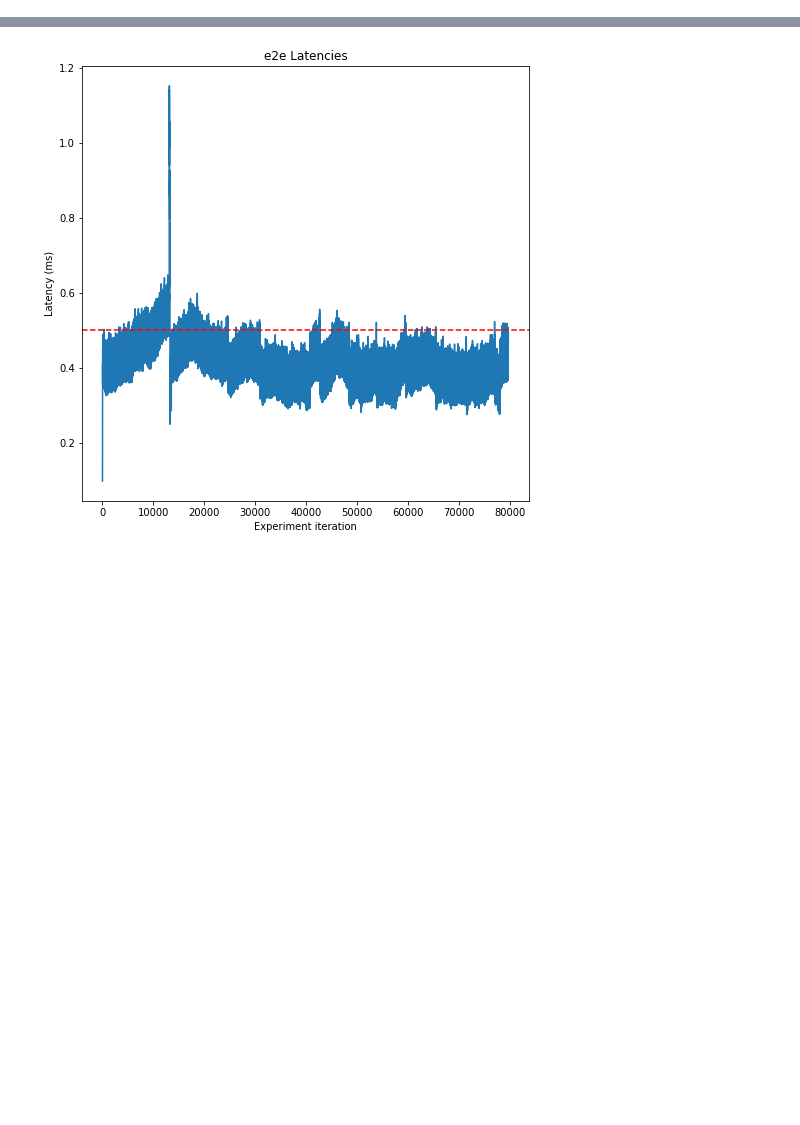
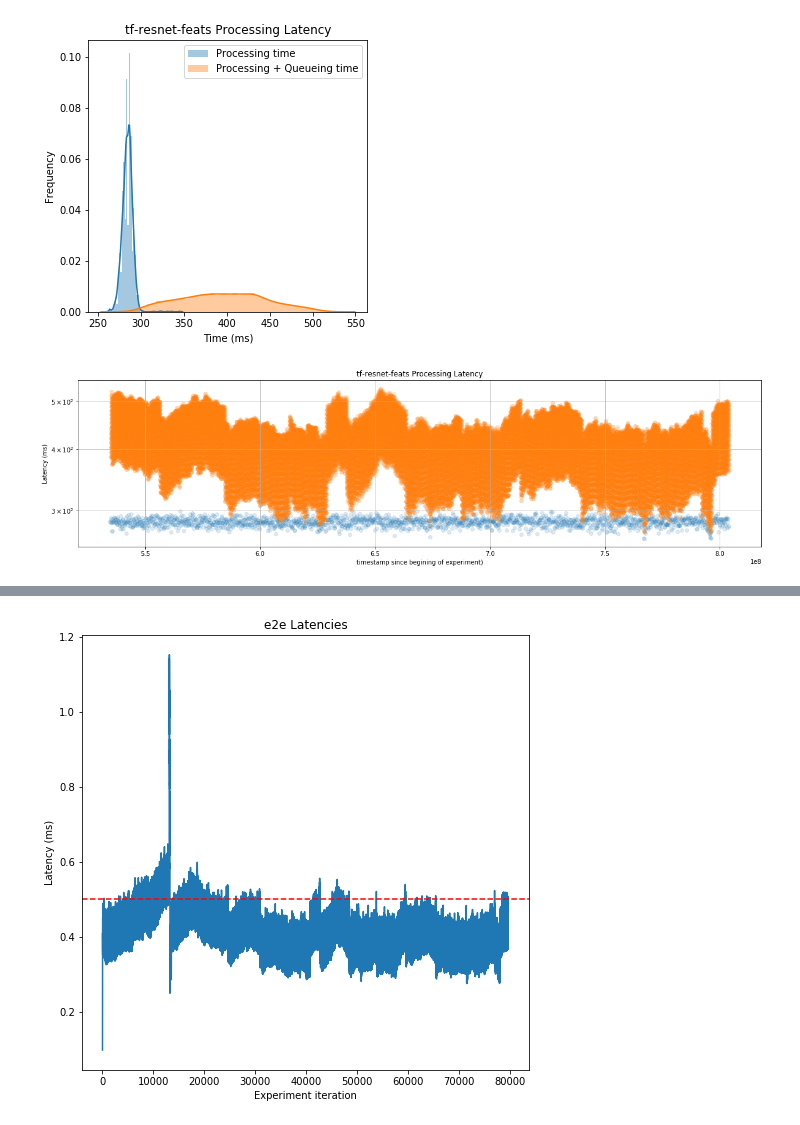
Before and after one commit to dcrankshaw/plots-model-comp-paper, a Jupyter notebook: plotting/single_model_distribution_plotting.ipynb, the cells around one changed output, grey strips where cells are left out. Cells and saved outputs as stored; diff of their text form; code cells hidden in the pictures; blank space fills up the shorter version.

```diff
--- a/plotting/single_model_distribution_plotting.ipynb
+++ b/plotting/single_model_distribution_plotting.ipynb
@@ -126,3 +141,9 @@ compare_latency_dists_over_time(resnet, resnet_models)
+# %%
+compare_latency_dists(resnet32, resnet_models)
+compare_latency_dists_over_time(resnet32, resnet_models)
+# %% [output]
+[figure, added]
+[figure, added]
 # %%
 def get_arrival_intervals(cached_extractions, model, intra_batch_arrivals):
     arrivals = cached_extractions[model+":1:queue_arrivals"][:,1]
```
Also changed, not shown: parts of 15 cells of this notebook.
